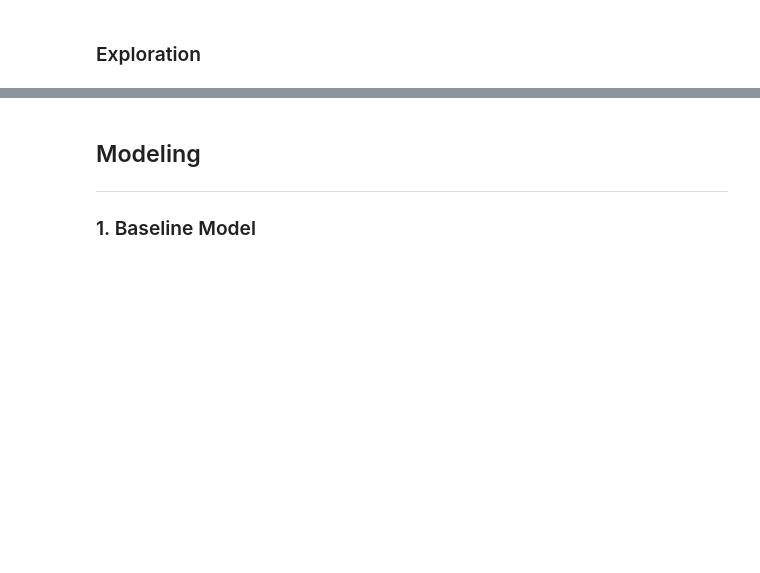
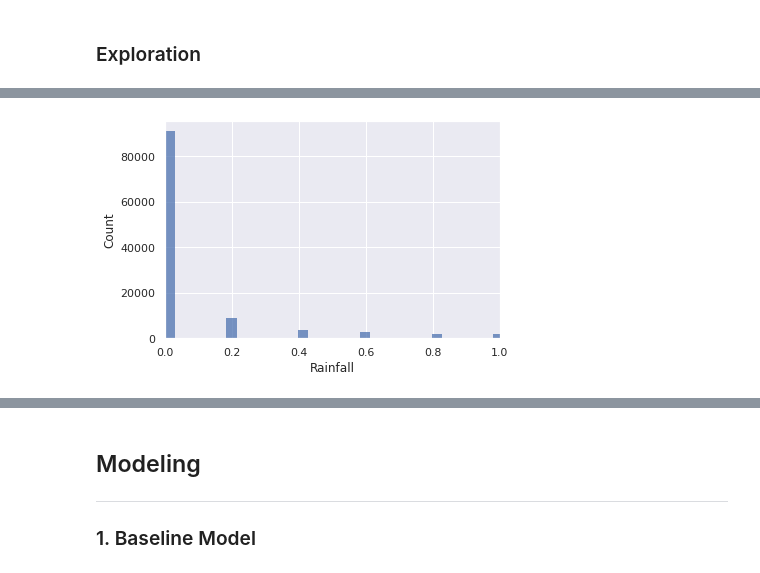
Before and after one commit to tjkyner/australian-rain-prediction, a Jupyter notebook: notebook.ipynb, the cells around one changed output, grey strips where cells are left out. Cells and saved outputs as stored; diff of their text form; code cells hidden in the pictures; blank space fills up the shorter version.

```diff
--- a/notebook.ipynb
+++ b/notebook.ipynb
@@ -86,0 +253,5 @@ According to the author of the Kaggle dataset and the ["Notes to accompany Daily
+# %%
+sns.histplot(df.Rainfall)
+plt.xlim(0, 1);
+# %% [output]
+[figure, added]
```
Also changed, not shown: parts of 29 cells of this notebook.
